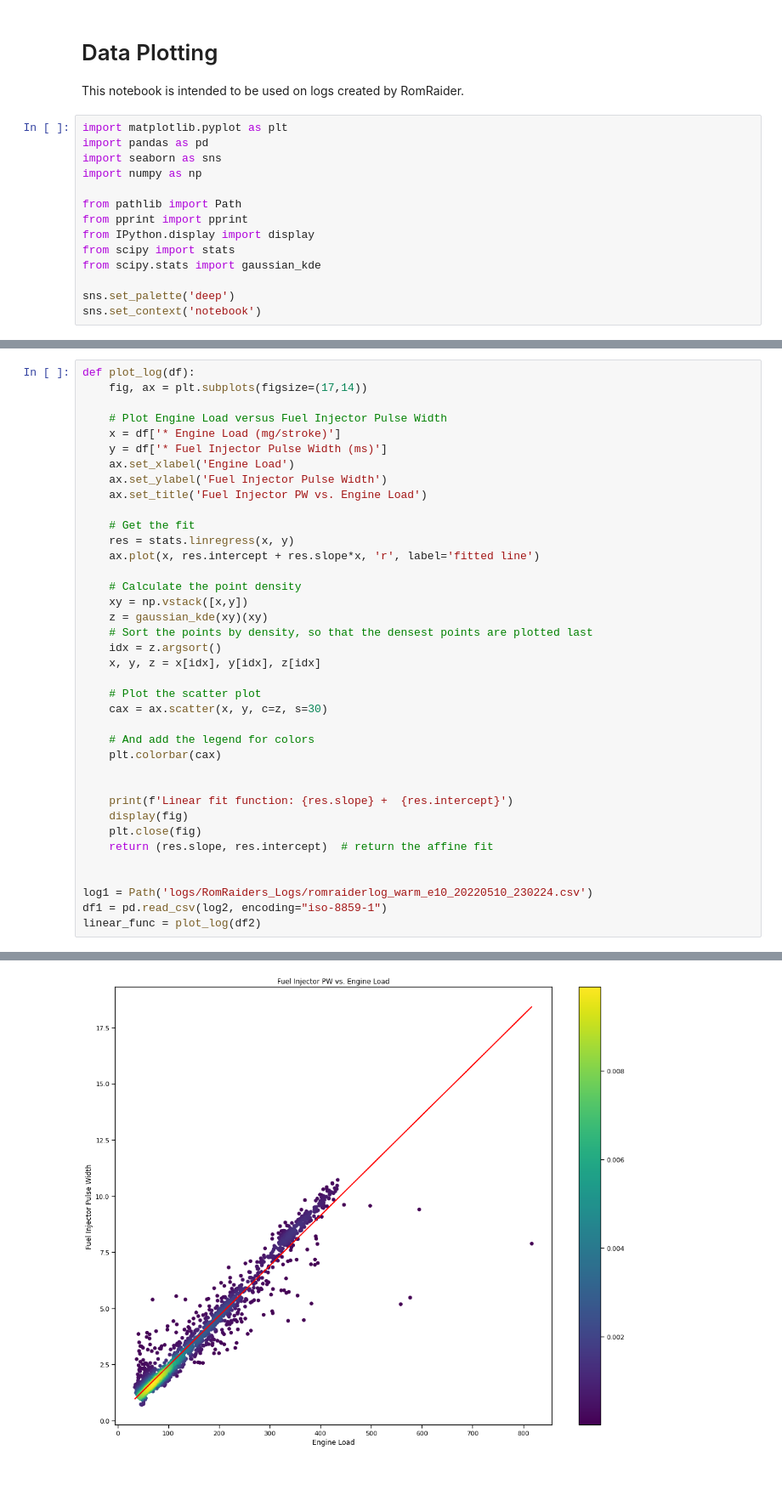
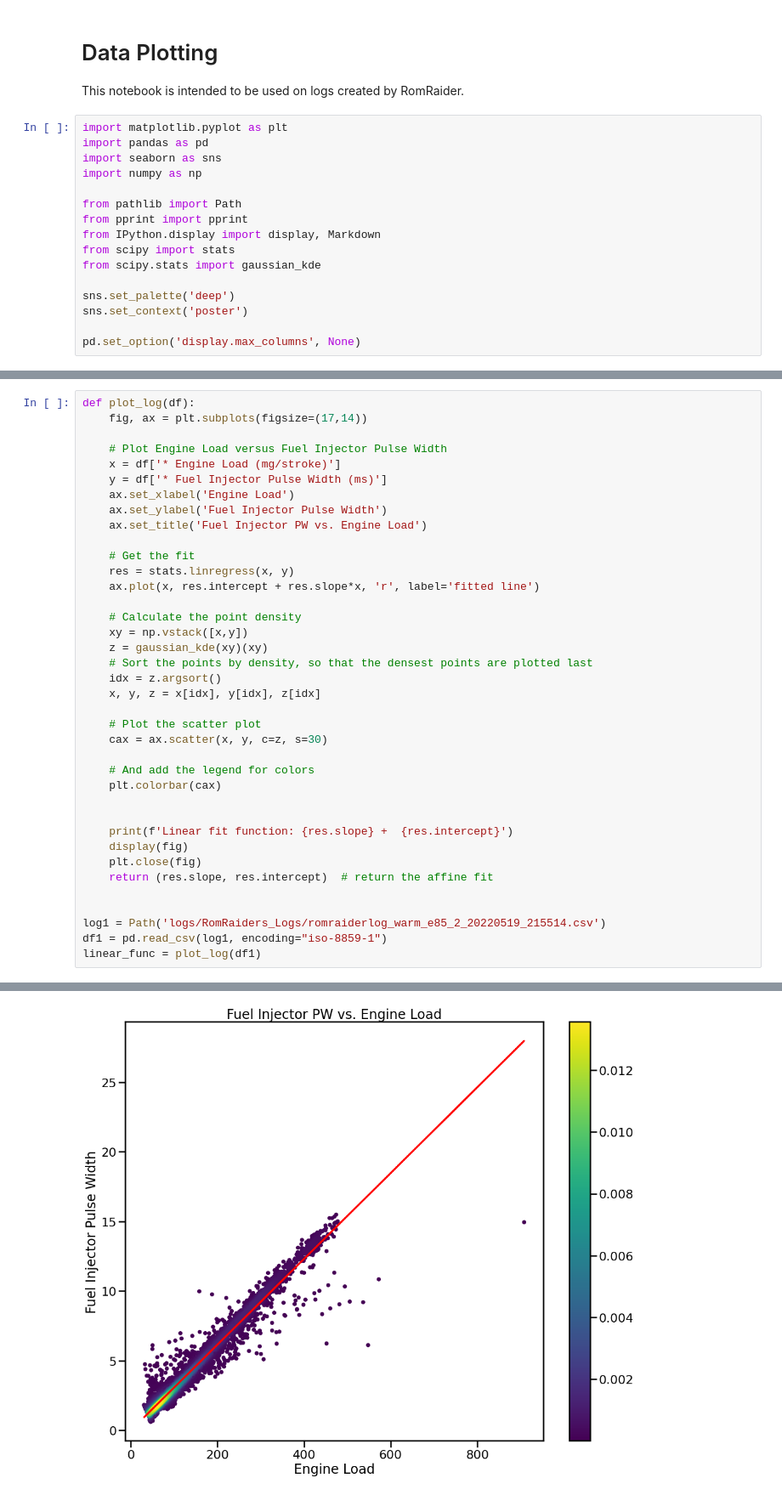
Before and after one commit to Mael-Le-Garrec/E46, a Jupyter notebook: Plot_Log_Data.ipynb, the cells around one changed output, grey strips where cells are left out. Shown at 85% size. Drawn from its saved outputs; the diff is of its cells as text.

```diff
--- a/Plot_Log_Data.ipynb
+++ b/Plot_Log_Data.ipynb
@@ -10,12 +10,14 @@ import numpy as np
 
 from pathlib import Path
 from pprint import pprint
-from IPython.display import display
+from IPython.display import display, Markdown
 from scipy import stats
 from scipy.stats import gaussian_kde
 
 sns.set_palette('deep')
-sns.set_context('notebook')
+sns.set_context('poster')
+
+pd.set_option('display.max_columns', None)
 # %%
 LOG_BASE_DIR = Path('logs/RomRaiders_Logs')
 
@@ -60,7 +65,7 @@ def plot_log(df):
     return (res.slope, res.intercept)  # return the affine fit
 
 
-log1 = Path('logs/RomRaiders_Logs/romraiderlog_warm_e10_20220510_230224.csv')
-df1 = pd.read_csv(log2, encoding="iso-8859-1")
-linear_func = plot_log(df2)
+log1 = Path('logs/RomRaiders_Logs/romraiderlog_warm_e85_2_20220519_215514.csv')
+df1 = pd.read_csv(log1, encoding="iso-8859-1")
+linear_func = plot_log(df1)
 # %% [output]
@@ -68,4 +73,4 @@ Linear fit function: 0.022302552387945904 +  0.20566685205967428
-[figure, old version]
+[figure, new version]
 # %%
 fig, ax = plt.subplots(figsize=(22,10))
 
```
Also changed, not shown: parts of 8 cells of this notebook.
